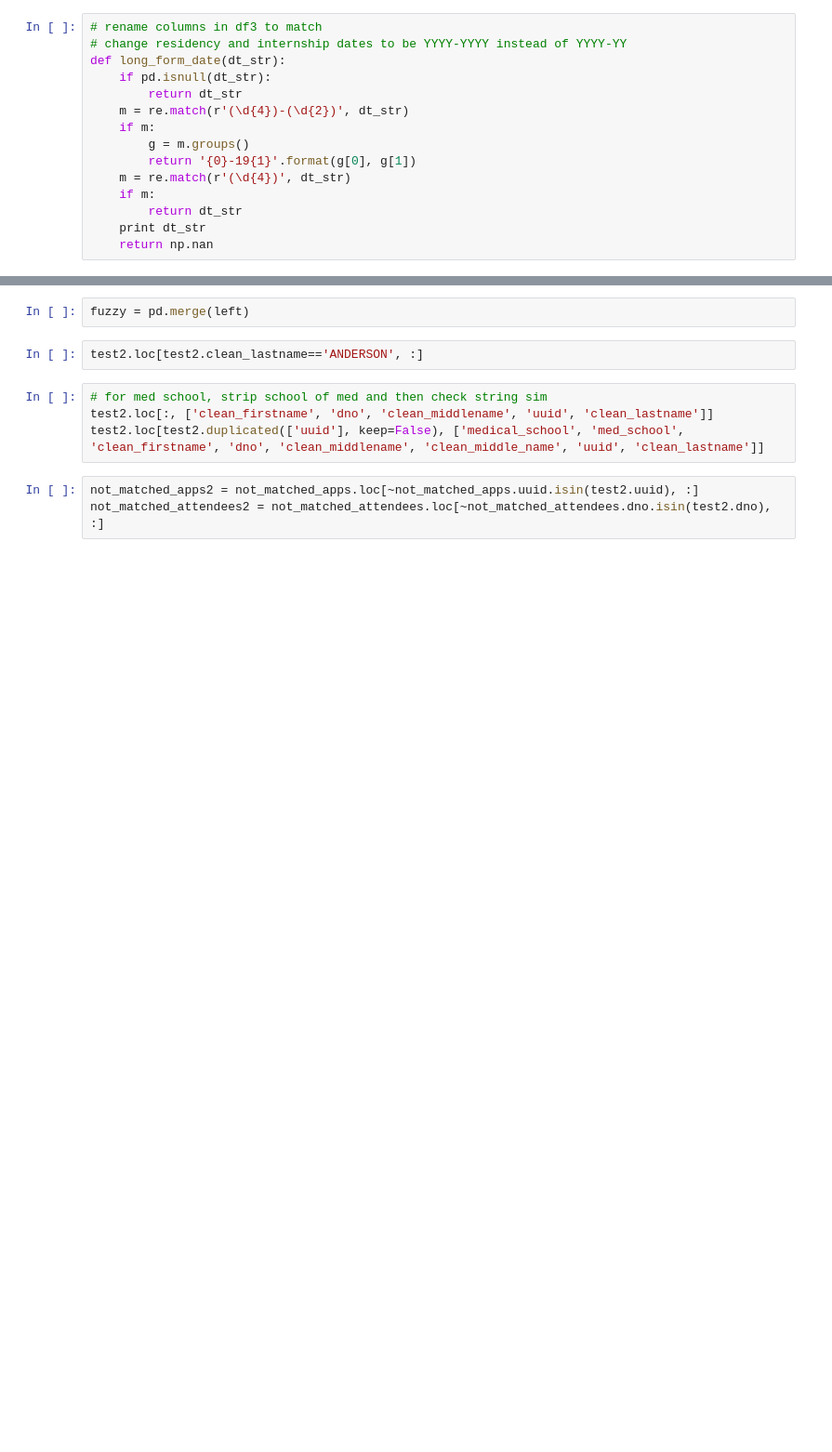
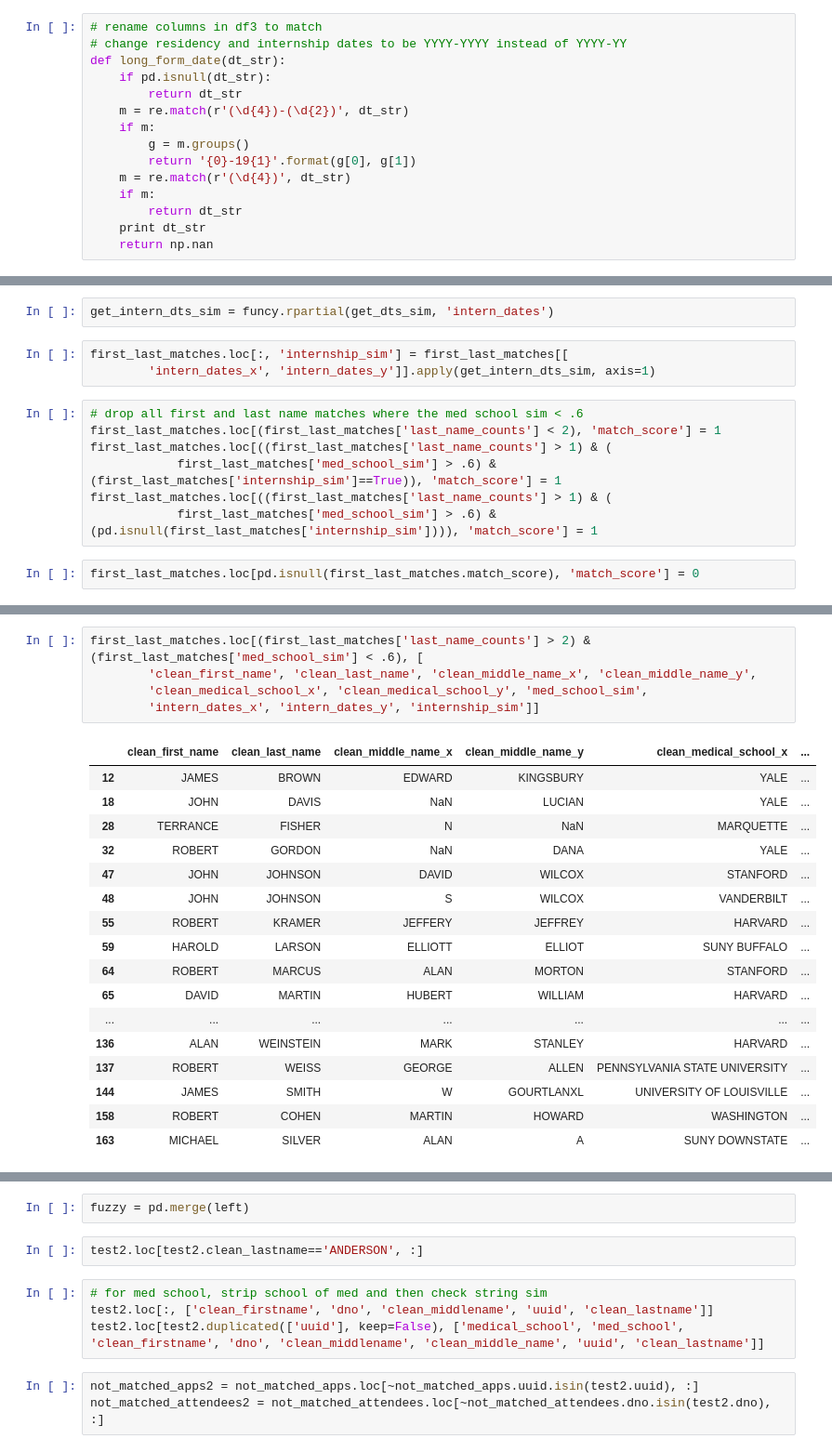
Before and after one commit to Lrraymond13/yellow_beret, a Jupyter notebook: Import Dedupe Known Associates.ipynb, the cells around one changed output, grey strips where cells are left out. Shown at 93% size. Drawn from its saved outputs; the diff is of its cells as text; blank space fills up the shorter version.

Commit message:
added code to finish matches

```diff
--- a/Import Dedupe Known Associates.ipynb
+++ b/Import Dedupe Known Associates.ipynb
@@ -237,0 +374,14 @@ first_last_matches = pd.merge(left=not_matched_attendees, right=not_matched_apps
+# %%
+get_intern_dts_sim = funcy.rpartial(get_dts_sim, 'intern_dates')
+# %%
+first_last_matches.loc[:, 'internship_sim'] = first_last_matches[[
+        'intern_dates_x', 'intern_dates_y']].apply(get_intern_dts_sim, axis=1)
+# %%
+# drop all first and last name matches where the med school sim < .6
+first_last_matches.loc[(first_last_matches['last_name_counts'] < 2), 'match_score'] = 1
+first_last_matches.loc[((first_last_matches['last_name_counts'] > 1) & (
+            first_last_matches['med_school_sim'] > .6) & (first_last_matches['internship_sim']==True)), 'match_score'] = 1
+first_last_matches.loc[((first_last_matches['last_name_counts'] > 1) & (
+            first_last_matches['med_school_sim'] > .6) & (pd.isnull(first_last_matches['internship_sim']))), 'match_score'] = 1
+# %%
+first_last_matches.loc[pd.isnull(first_last_matches.match_score), 'match_score'] = 0
@@ -237,0 +395,23 @@ first_last_matches = pd.merge(left=not_matched_attendees, right=not_matched_apps
+# %%
+first_last_matches.loc[(first_last_matches['last_name_counts'] > 2) & (first_last_matches['med_school_sim'] < .6), [
+        'clean_first_name', 'clean_last_name', 'clean_middle_name_x', 'clean_middle_name_y',
+        'clean_medical_school_x', 'clean_medical_school_y', 'med_school_sim',
+        'intern_dates_x', 'intern_dates_y', 'internship_sim']]
+# %% [output]
+|  | clean_first_name | clean_last_name | clean_middle_name_x | clean_middle_name_y | clean_medical_school_x | ... |
+| 12 | JAMES | BROWN | EDWARD | KINGSBURY | YALE | ... |
+| 18 | JOHN | DAVIS | NaN | LUCIAN | YALE | ... |
+| 28 | TERRANCE | FISHER | N | NaN | MARQUETTE | ... |
+| 32 | ROBERT | GORDON | NaN | DANA | YALE | ... |
+| 47 | JOHN | JOHNSON | DAVID | WILCOX | STANFORD | ... |
+| 48 | JOHN | JOHNSON | S | WILCOX | VANDERBILT | ... |
+| 55 | ROBERT | KRAMER | JEFFERY | JEFFREY | HARVARD | ... |
+| 59 | HAROLD | LARSON | ELLIOTT | ELLIOT | SUNY BUFFALO | ... |
+| 64 | ROBERT | MARCUS | ALAN | MORTON | STANFORD | ... |
+| 65 | DAVID | MARTIN | HUBERT | WILLIAM | HARVARD | ... |
+| ... | ... | ... | ... | ... | ... | ... |
+| 136 | ALAN | WEINSTEIN | MARK | STANLEY | HARVARD | ... |
+| 137 | ROBERT | WEISS | GEORGE | ALLEN | PENNSYLVANIA STATE UNIVERSITY | ... |
+| 144 | JAMES | SMITH | W | GOURTLANXL | UNIVERSITY OF LOUISVILLE | ... |
+| 158 | ROBERT | COHEN | MARTIN | HOWARD | WASHINGTON | ... |
+| 163 | MICHAEL | SILVER | ALAN | A | SUNY DOWNSTATE | ... |
```
Also changed, not shown: parts of 42 cells of this notebook.
